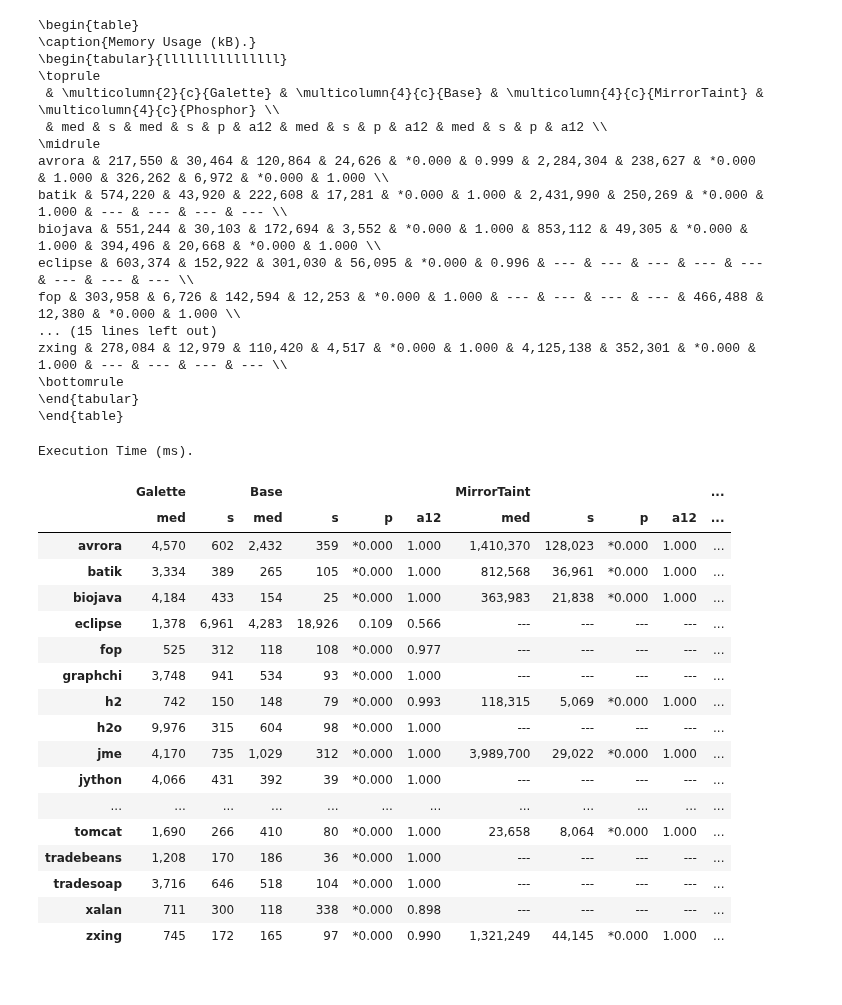
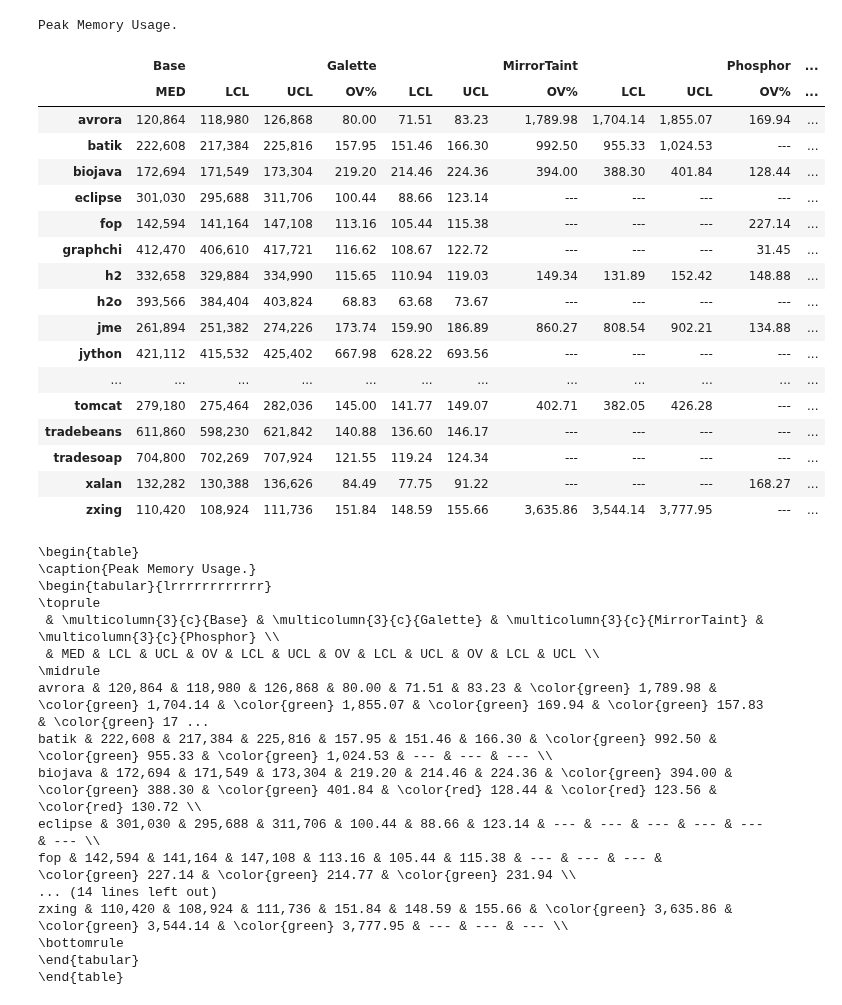
Before and after one commit to neu-se/galette, a Jupyter notebook: scripts/performance.ipynb, the cells around one changed output. Drawn from its saved outputs; the diff is of its cells as text; code cells hidden in the pictures.

Commit message:
* Change statistics reported in performance tables

```diff
--- a/scripts/performance.ipynb
+++ b/scripts/performance.ipynb
@@ -129,43 +133,44 @@ Memory Usage (kB).
+# %%
+memory = create_performance_table(data, 'rss')
+s_memory = style_table(memory, 'Peak Memory Usage.')
+s_memory
+# %% [output]
+Peak Memory Usage.
+|  | Base |  |  | Galette |  |  | MirrorTaint |  |  | Phosphor | ... |
+|  | MED | LCL | UCL | OV% | LCL | UCL | OV% | LCL | UCL | OV% | ... |
+| avrora | 120,864 | 118,980 | 126,868 | 80.00 | 71.51 | 83.23 | 1,789.98 | 1,704.14 | 1,855.07 | 169.94 | ... |
+| batik | 222,608 | 217,384 | 225,816 | 157.95 | 151.46 | 166.30 | 992.50 | 955.33 | 1,024.53 | --- | ... |
+| biojava | 172,694 | 171,549 | 173,304 | 219.20 | 214.46 | 224.36 | 394.00 | 388.30 | 401.84 | 128.44 | ... |
+| eclipse | 301,030 | 295,688 | 311,706 | 100.44 | 88.66 | 123.14 | --- | --- | --- | --- | ... |
+| fop | 142,594 | 141,164 | 147,108 | 113.16 | 105.44 | 115.38 | --- | --- | --- | 227.14 | ... |
+| graphchi | 412,470 | 406,610 | 417,721 | 116.62 | 108.67 | 122.72 | --- | --- | --- | 31.45 | ... |
+| h2 | 332,658 | 329,884 | 334,990 | 115.65 | 110.94 | 119.03 | 149.34 | 131.89 | 152.42 | 148.88 | ... |
+| h2o | 393,566 | 384,404 | 403,824 | 68.83 | 63.68 | 73.67 | --- | --- | --- | --- | ... |
+| jme | 261,894 | 251,382 | 274,226 | 173.74 | 159.90 | 186.89 | 860.27 | 808.54 | 902.21 | 134.88 | ... |
+| jython | 421,112 | 415,532 | 425,402 | 667.98 | 628.22 | 693.56 | --- | --- | --- | --- | ... |
+| ... | ... | ... | ... | ... | ... | ... | ... | ... | ... | ... | ... |
+| tomcat | 279,180 | 275,464 | 282,036 | 145.00 | 141.77 | 149.07 | 402.71 | 382.05 | 426.28 | --- | ... |
+| tradebeans | 611,860 | 598,230 | 621,842 | 140.88 | 136.60 | 146.17 | --- | --- | --- | --- | ... |
+| tradesoap | 704,800 | 702,269 | 707,924 | 121.55 | 119.24 | 124.34 | --- | --- | --- | --- | ... |
+| xalan | 132,282 | 130,388 | 136,626 | 84.49 | 77.75 | 91.22 | --- | --- | --- | 168.27 | ... |
+| zxing | 110,420 | 108,924 | 111,736 | 151.84 | 148.59 | 155.66 | 3,635.86 | 3,544.14 | 3,777.95 | --- | ... |
 # %%
-print(memory_table.to_latex(multicol_align='c', hrules=True, multirow_align='t', convert_css=True))
+print(s_memory.to_latex(multicol_align='c', hrules=True, multirow_align='t', convert_css=True))
 # %% [output]
 \begin{table}
-\caption{Memory Usage (kB).}
-\begin{tabular}{lllllllllllllll}
+\caption{Peak Memory Usage.}
+\begin{tabular}{lrrrrrrrrrrrr}
 \toprule
- & \multicolumn{2}{c}{Galette} & \multicolumn{4}{c}{Base} & \multicolumn{4}{c}{MirrorTaint} & \multicolumn{4}{c}{Phosphor} \\
- & med & s & med & s & p & a12 & med & s & p & a12 & med & s & p & a12 \\
+ & \multicolumn{3}{c}{Base} & \multicolumn{3}{c}{Galette} & \multicolumn{3}{c}{MirrorTaint} & \multicolumn{3}{c}{Phosphor} \\
+ & MED & LCL & UCL & OV & LCL & UCL & OV & LCL & UCL & OV & LCL & UCL \\
 \midrule
-avrora & 217,550 & 30,464 & 120,864 & 24,626 & *0.000 & 0.999 & 2,284,304 & 238,627 & *0.000 & 1.000 & 326,262 & 6,972 & *0.000 & 1.000 \\
-batik & 574,220 & 43,920 & 222,608 & 17,281 & *0.000 & 1.000 & 2,431,990 & 250,269 & *0.000 & 1.000 & --- & --- & --- & --- \\
-biojava & 551,244 & 30,103 & 172,694 & 3,552 & *0.000 & 1.000 & 853,112 & 49,305 & *0.000 & 1.000 & 394,496 & 20,668 & *0.000 & 1.000 \\
-eclipse & 603,374 & 152,922 & 301,030 & 56,095 & *0.000 & 0.996 & --- & --- & --- & --- & --- & --- & --- & --- \\
-fop & 303,958 & 6,726 & 142,594 & 12,253 & *0.000 & 1.000 & --- & --- & --- & --- & 466,488 & 12,380 & *0.000 & 1.000 \\
-... (15 lines left out)
-zxing & 278,084 & 12,979 & 110,420 & 4,517 & *0.000 & 1.000 & 4,125,138 & 352,301 & *0.000 & 1.000 & --- & --- & --- & --- \\
+avrora & 120,864 & 118,980 & 126,868 & 80.00 & 71.51 & 83.23 & \color{green} 1,789.98 & \color{green} 1,704.14 & \color{green} 1,855.07 & \color{green} 169.94 & \color{green} 157.83 & \color{green} 17 ...
+batik & 222,608 & 217,384 & 225,816 & 157.95 & 151.46 & 166.30 & \color{green} 992.50 & \color{green} 955.33 & \color{green} 1,024.53 & --- & --- & --- \\
+biojava & 172,694 & 171,549 & 173,304 & 219.20 & 214.46 & 224.36 & \color{green} 394.00 & \color{green} 388.30 & \color{green} 401.84 & \color{red} 128.44 & \color{red} 123.56 & \color{red} 130.72 \\
+eclipse & 301,030 & 295,688 & 311,706 & 100.44 & 88.66 & 123.14 & --- & --- & --- & --- & --- & --- \\
+fop & 142,594 & 141,164 & 147,108 & 113.16 & 105.44 & 115.38 & --- & --- & --- & \color{green} 227.14 & \color{green} 214.77 & \color{green} 231.94 \\
+... (14 lines left out)
+zxing & 110,420 & 108,924 & 111,736 & 151.84 & 148.59 & 155.66 & \color{green} 3,635.86 & \color{green} 3,544.14 & \color{green} 3,777.95 & --- & --- & --- \\
 \bottomrule
 \end{tabular}
 \end{table}
-# %%
-time_table = style_table(create_table(data, 'elapsed_time'), 'Execution Time (ms).')
-time_table
-# %% [output]
-Execution Time (ms).
-|  | Galette |  | Base |  |  |  | MirrorTaint |  |  |  | ... |
-|  | med | s | med | s | p | a12 | med | s | p | a12 | ... |
-| avrora | 4,570 | 602 | 2,432 | 359 | *0.000 | 1.000 | 1,410,370 | 128,023 | *0.000 | 1.000 | ... |
-| batik | 3,334 | 389 | 265 | 105 | *0.000 | 1.000 | 812,568 | 36,961 | *0.000 | 1.000 | ... |
-| biojava | 4,184 | 433 | 154 | 25 | *0.000 | 1.000 | 363,983 | 21,838 | *0.000 | 1.000 | ... |
-| eclipse | 1,378 | 6,961 | 4,283 | 18,926 | 0.109 | 0.566 | --- | --- | --- | --- | ... |
-| fop | 525 | 312 | 118 | 108 | *0.000 | 0.977 | --- | --- | --- | --- | ... |
-| graphchi | 3,748 | 941 | 534 | 93 | *0.000 | 1.000 | --- | --- | --- | --- | ... |
-| h2 | 742 | 150 | 148 | 79 | *0.000 | 0.993 | 118,315 | 5,069 | *0.000 | 1.000 | ... |
-| h2o | 9,976 | 315 | 604 | 98 | *0.000 | 1.000 | --- | --- | --- | --- | ... |
-| jme | 4,170 | 735 | 1,029 | 312 | *0.000 | 1.000 | 3,989,700 | 29,022 | *0.000 | 1.000 | ... |
-| jython | 4,066 | 431 | 392 | 39 | *0.000 | 1.000 | --- | --- | --- | --- | ... |
-| ... | ... | ... | ... | ... | ... | ... | ... | ... | ... | ... | ... |
-| tomcat | 1,690 | 266 | 410 | 80 | *0.000 | 1.000 | 23,658 | 8,064 | *0.000 | 1.000 | ... |
-| tradebeans | 1,208 | 170 | 186 | 36 | *0.000 | 1.000 | --- | --- | --- | --- | ... |
-| tradesoap | 3,716 | 646 | 518 | 104 | *0.000 | 1.000 | --- | --- | --- | --- | ... |
-| xalan | 711 | 300 | 118 | 338 | *0.000 | 0.898 | --- | --- | --- | --- | ... |
-| zxing | 745 | 172 | 165 | 97 | *0.000 | 0.990 | 1,321,249 | 44,145 | *0.000 | 1.000 | ... |
```
Also changed, not shown: parts of 9 cells of this notebook, 3 other files.
